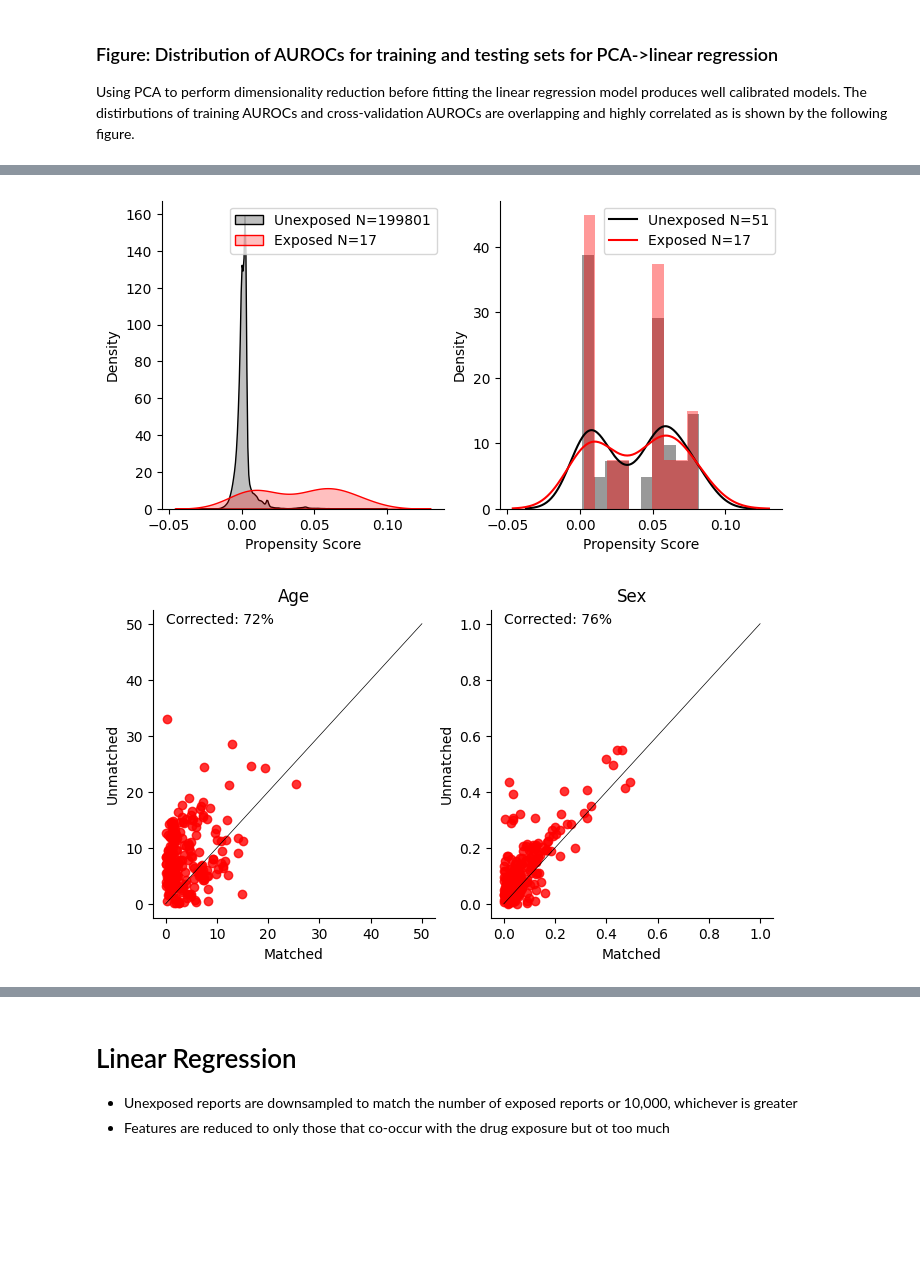
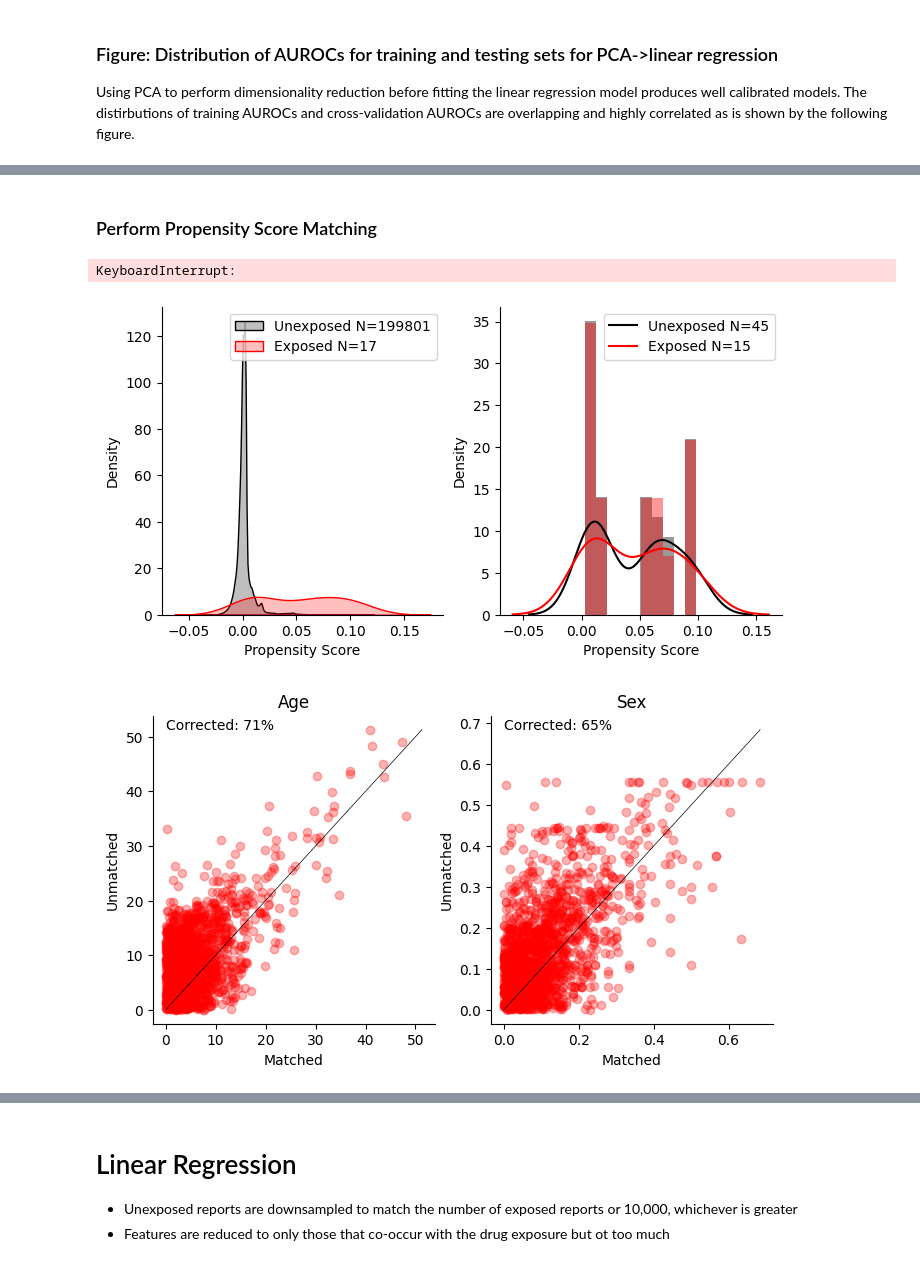
Before and after one commit to tatonetti-lab/offsides, a Jupyter notebook: notebooks/Evaluating PSM Methods.ipynb, the cells around one changed output, grey strips where cells are left out. Drawn from its saved outputs; the diff is of its cells as text; code cells hidden in the pictures; blank space fills up the shorter version.

```diff
--- a/notebooks/Evaluating PSM Methods.ipynb
+++ b/notebooks/Evaluating PSM Methods.ipynb
@@ -268,6 +326,8 @@ sns.despine()
 # %% [markdown]
 ### Use PCs to fit propensity score models
 # %%
-U, S, VT = sp.sparse.linalg.svds(features.astype(float), k=50)
+U, S, VT = sp.sparse.linalg.svds(features.astype(float), k=5)
 PCs = (U @ sp.sparse.diags(S))
-models, aurocs, xval_aurocs = evaluate_pc_method(PCs, labels, max_iters=labels.shape[1])
+models, aurocs, xval_aurocs = evaluate_method(PCs, labels, max_iters=labels.shape[1])
+# 100%|██████████| 1640/1640 [02:00<00:00, 13.66it/s]  <--- k=50
+# 100%|██████████| 1640/1640 [02:32<00:00, 10.78it/s]  <--- k=100
@@ -304,6 +355,14 @@ plot_auroc_scatter(aurocs, xval_aurocs)
+# %% [markdown]
+### Perform Propensity Score Matching
+# %%
+match_data = list()
+
+for i in tqdm(range(labels.shape[1]), bar_format='{l_bar}{bar:10}{r_bar}{bar:-10b}'):
+    match_data.append( resample_using_model(models[i], PCs, labels[:,i], nbins=100) )
+# %% [output]
+KeyboardInterrupt:
 # %%
 i = 1
-match_data = resample_using_model(models[i], PCs, labels[:,i], nbins=100)
-plot_ps_distributions_before_after(**match_data)
+plot_ps_distributions_before_after(**(match_data[i]))
 # %% [output]
-[figure, old version]
+[figure, new version]
@@ -343,27 +369,13 @@ for i in tqdm(range(labels.shape[1])[:200], bar_format='{l_bar}{bar:10}{r_bar}{b
+# %%
+age_data, sex_data = build_demog_match_compare(reports, match_data)
 # %%
 indexes, Ns, unmatched_diffs, matched_diffs = zip(*age_data)
 plt.figure(figsize=(8,4))
 plt.subplot(1,2,1)
-
-plt.scatter(np.abs(matched_diffs), np.abs(unmatched_diffs), c='r', alpha=0.8)
-plt.plot([0, 50], [0, 50], 'k-', lw=0.5)
-plt.ylabel('Unmatched')
-plt.xlabel('Matched')
-pcloser = (np.abs(matched_diffs) < np.abs(unmatched_diffs)).sum()/len(matched_diffs)
-plt.text(0, 50, f"Corrected: {100*pcloser:.0f}%")
-plt.title('Age')
-sns.despine()
+plot_unmatched_matched(unmatched_diffs, matched_diffs, 'Age')
 
 indexes, Ns, unmatched_diffs, matched_diffs = zip(*sex_data)
-
 plt.subplot(1,2,2)
-plt.scatter(np.abs(matched_diffs), np.abs(unmatched_diffs), c='r', alpha=0.8)
-plt.plot([0, 1], [0, 1], 'k-', lw=0.5)
-plt.ylabel('Unmatched')
-plt.xlabel('Matched')
-pcloser = (np.abs(matched_diffs) < np.abs(unmatched_diffs)).sum()/len(matched_diffs)
-plt.text(0, 1.0, f"Corrected: {100*pcloser:.0f}%")
-plt.title('Sex')
-sns.despine()
+plot_unmatched_matched(unmatched_diffs, matched_diffs, 'Sex')
 # %% [output]
-[figure, old version]
+[figure, new version]
```
Also changed, not shown: parts of 24 cells of this notebook, 1 other file.
